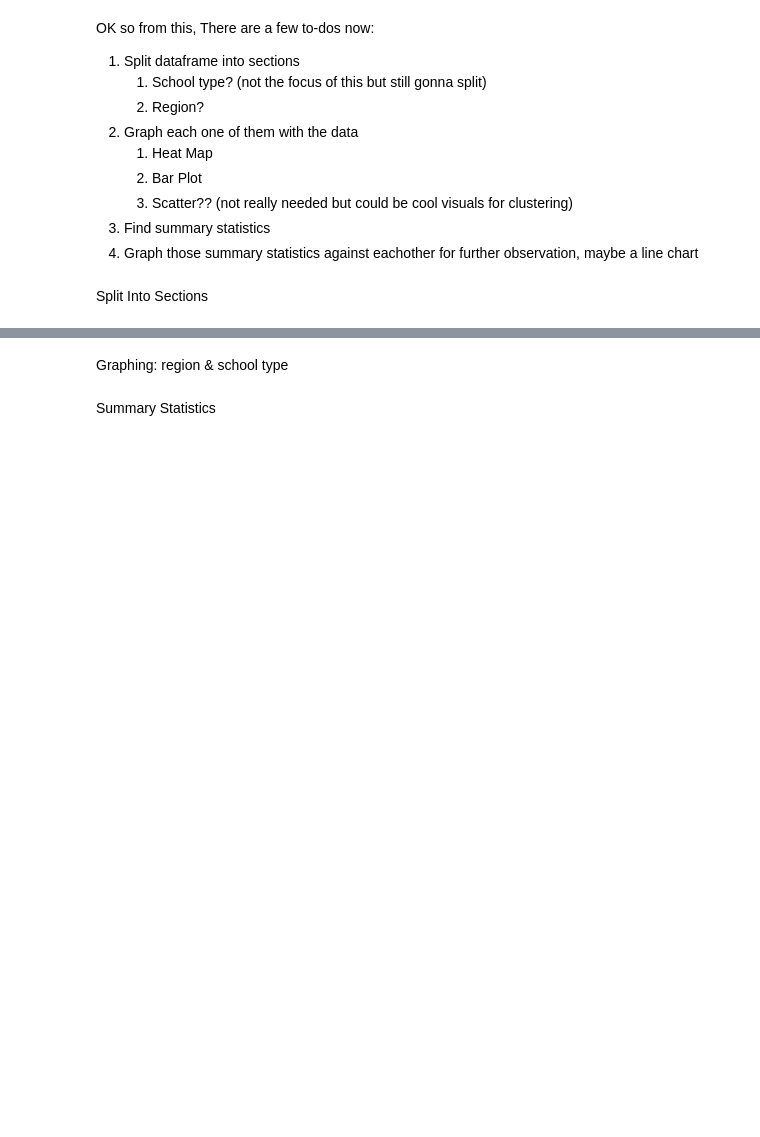
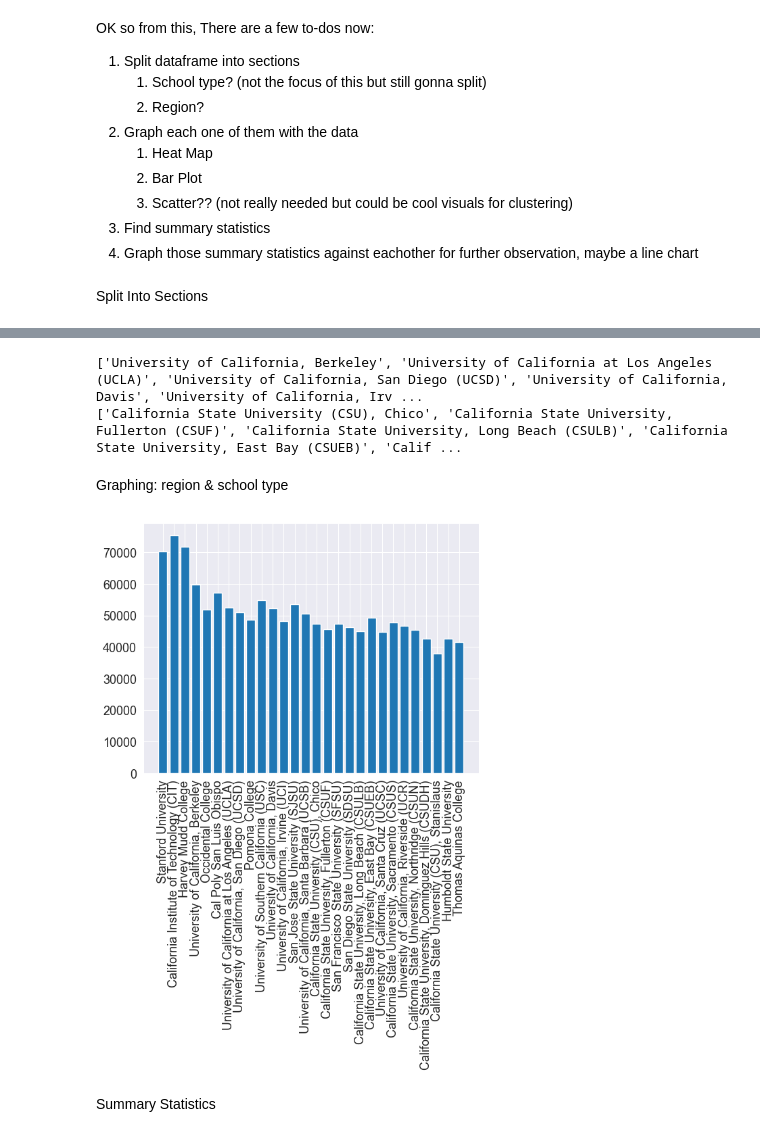
Before and after one commit to Immersor-git/CECS_450_Fall2023_Sem_Project, a Jupyter notebook: Salary By Region/bonnieWIP.ipynb, the cells around one changed output, grey strips where cells are left out. Cells and saved outputs as stored; diff of their text form; code cells hidden in the pictures; blank space fills up the shorter version.

```diff
--- a/Salary By Region/bonnieWIP.ipynb
+++ b/Salary By Region/bonnieWIP.ipynb
@@ -81,0 +110,16 @@ print(unique_entries_list)
+# %%
+unique_entries_list = df['Region'].unique().tolist()
+print(unique_entries_list)
+
+df_Western = df[df['Region'] == 'Western']
+df_California = df[df['Region'] == 'California']
+df_Midwestern = df[df['Region'] == 'Midwestern']
+df_Southern = df[df['Region'] == 'Southern']
+df_Northeastern = df[df['Region'] == 'Northeastern']
+
+print(df.shape)
+print(df_Western.shape)
+print(df_California.shape)
+print(df_Midwestern.shape)
+print(df_Southern.shape)
+print(df_Northeastern.shape)
@@ -82,5 +134,25 @@ print(unique_entries_list)
+# %%
+#California has some more specifics
+
+ucList = [col for col in df["School Name"] if 'University of California' in col]
+print(ucList)
+
+stateList = [col for col in df["School Name"] if 'California State University' in col]
+print(stateList)
+
+# ok there are lots of areas so, lets do a looping thing
+# %% [output]
+['University of California, Berkeley', 'University of California at Los Angeles (UCLA)', 'University of California, San Diego (UCSD)', 'University of California, Davis', 'University of California, Irv ...
+['California State University (CSU), Chico', 'California State University, Fullerton (CSUF)', 'California State University, Long Beach (CSULB)', 'California State University, East Bay (CSUEB)', 'Calif ...
 # %% [markdown]
 Graphing: region & school type
+# %%
+df_California["Starting Median Salary"].head()
+plt.bar(df_California["School Name"],df_California["Starting Median Salary"])
+plt.xticks(rotation='vertical')
+plt.show()
+# %% [output]
+[figure, added]
 # %% [markdown]
 Summary Statistics
 # %% [markdown]
```
Also changed, not shown: parts of 6 cells of this notebook.
